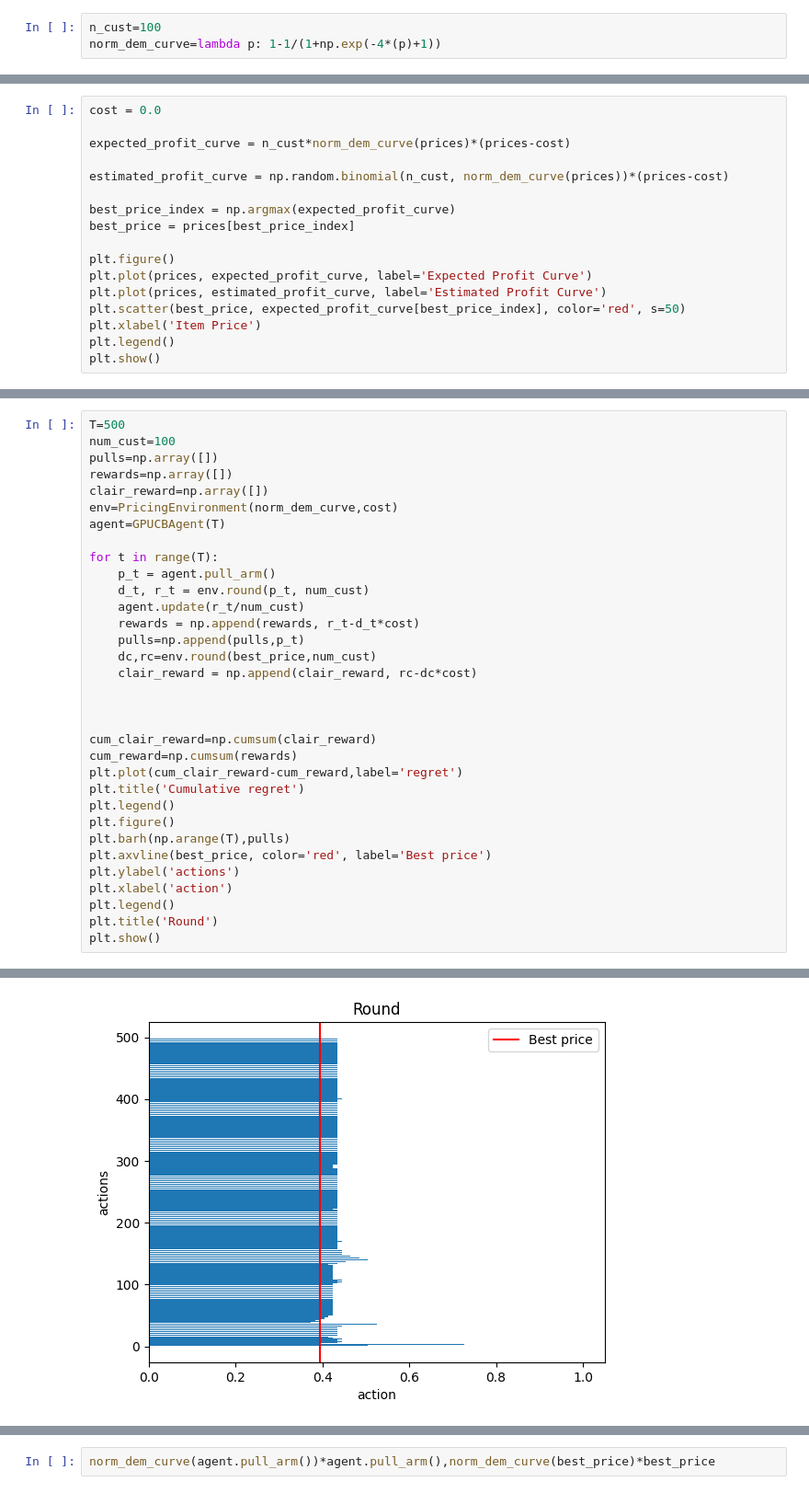
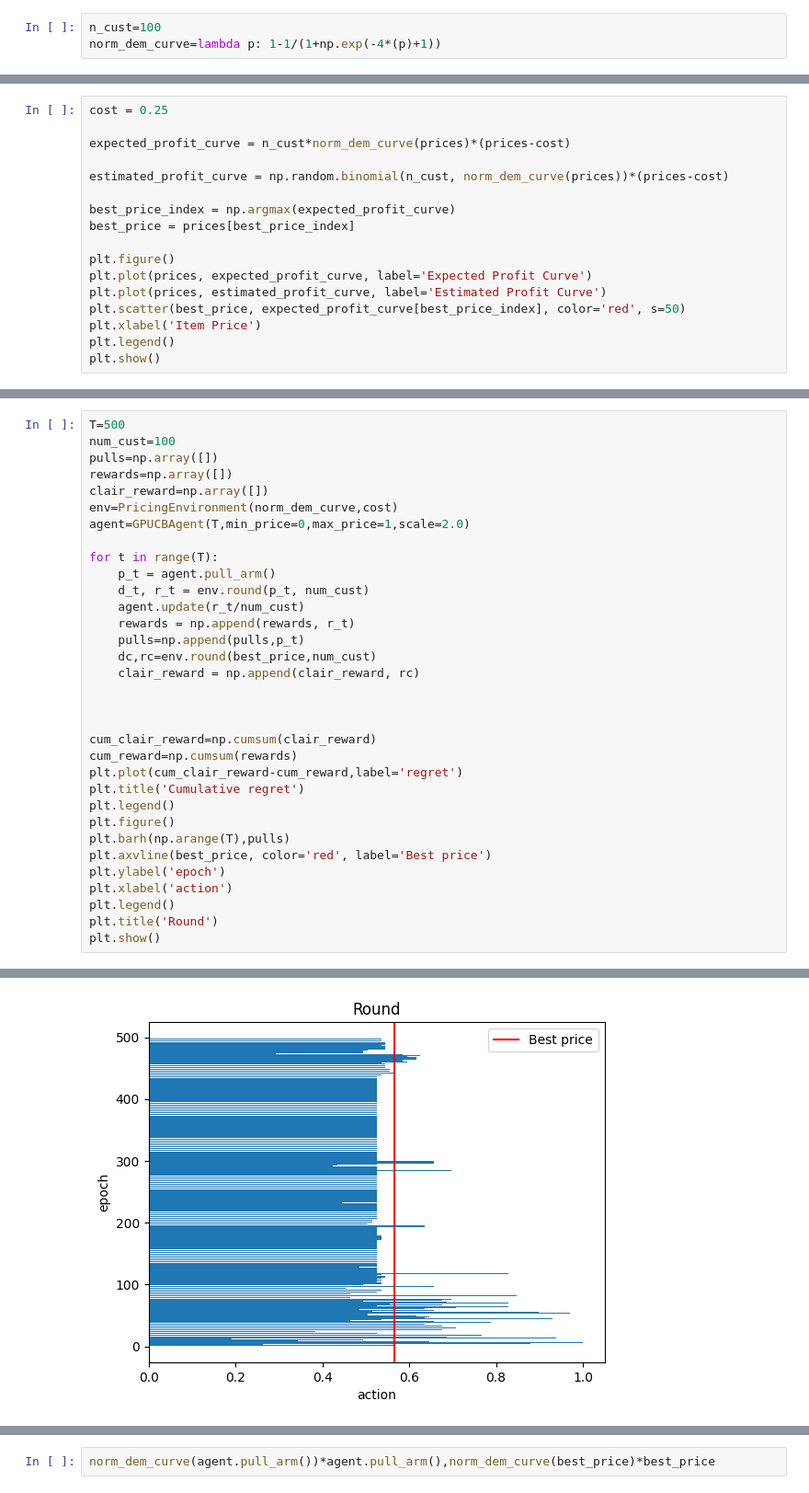
Before and after one commit to manuu1311/OLA-project, a Jupyter notebook: Deliverables/Requirement1/prova.ipynb, the cells around one changed output, grey strips where cells are left out. Shown at 92% size. Drawn from its saved outputs; the diff is of its cells as text.

```diff
--- a/Deliverables/Requirement1/prova.ipynb
+++ b/Deliverables/Requirement1/prova.ipynb
@@ -22,5 +22,5 @@ plt.show()
 # %%
-cost = 0.0
+cost = 0.25
 
 expected_profit_curve = n_cust*norm_dem_curve(prices)*(prices-cost)
 
@@ -45,16 +45,16 @@ pulls=np.array([])
 rewards=np.array([])
 clair_reward=np.array([])
 env=PricingEnvironment(norm_dem_curve,cost)
-agent=GPUCBAgent(T)
+agent=GPUCBAgent(T,min_price=0,max_price=1,scale=2.0)
 
 for t in range(T):
     p_t = agent.pull_arm()
     d_t, r_t = env.round(p_t, num_cust)
     agent.update(r_t/num_cust)
-    rewards = np.append(rewards, r_t-d_t*cost)
+    rewards = np.append(rewards, r_t)
     pulls=np.append(pulls,p_t)
     dc,rc=env.round(best_price,num_cust)
-    clair_reward = np.append(clair_reward, rc-dc*cost)
+    clair_reward = np.append(clair_reward, rc)
 
 
 
@@ -66,7 +66,7 @@ plt.legend()
 plt.figure()
 plt.barh(np.arange(T),pulls)
 plt.axvline(best_price, color='red', label='Best price')
-plt.ylabel('actions')
+plt.ylabel('epoch')
 plt.xlabel('action')
 plt.legend()
 plt.title('Round')
@@ -76 +76 @@ plt.show()
-[figure, old version]
+[figure, new version]
```
Also changed, not shown: parts of 4 cells of this notebook, 2 other files.
